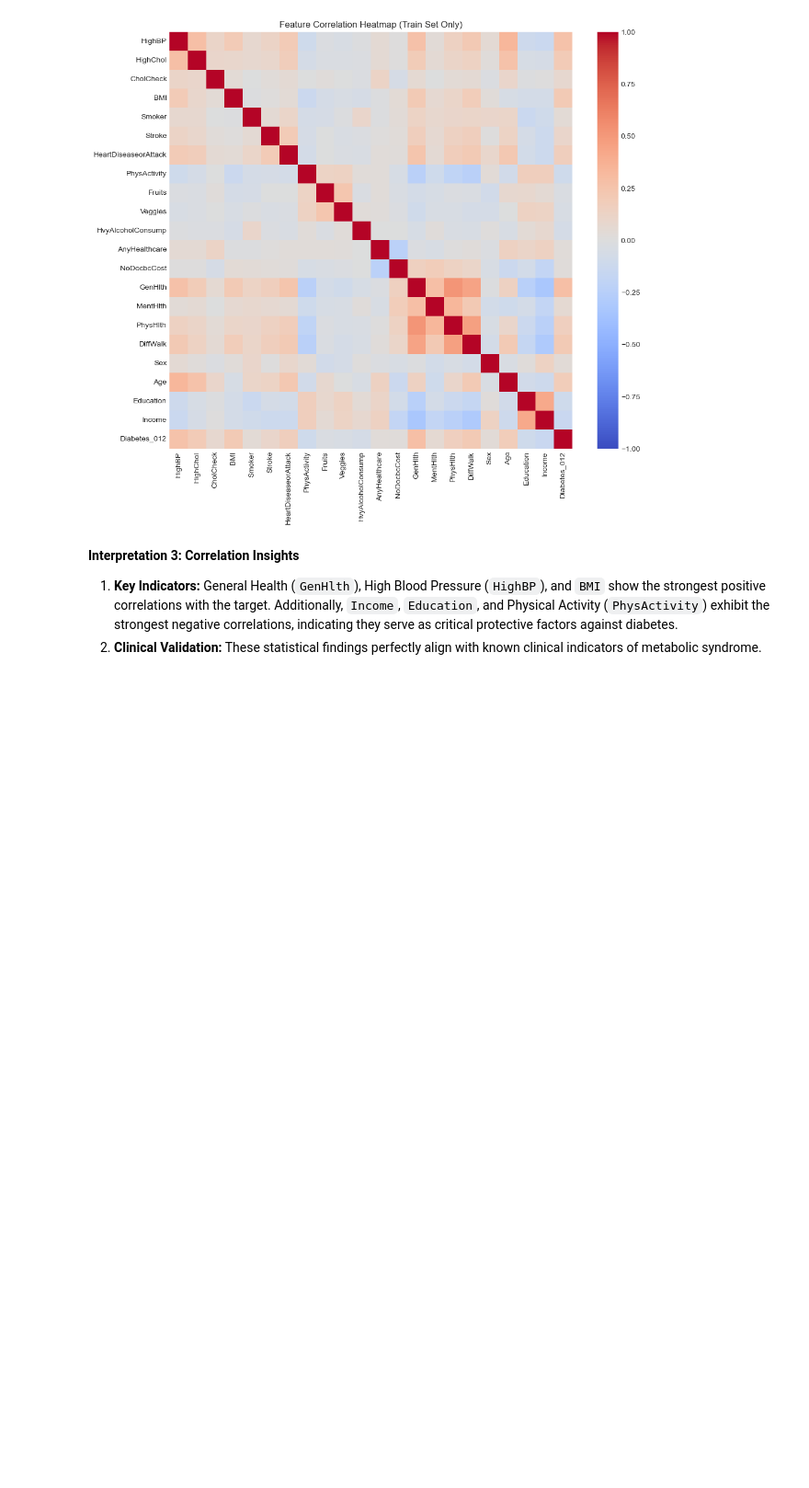
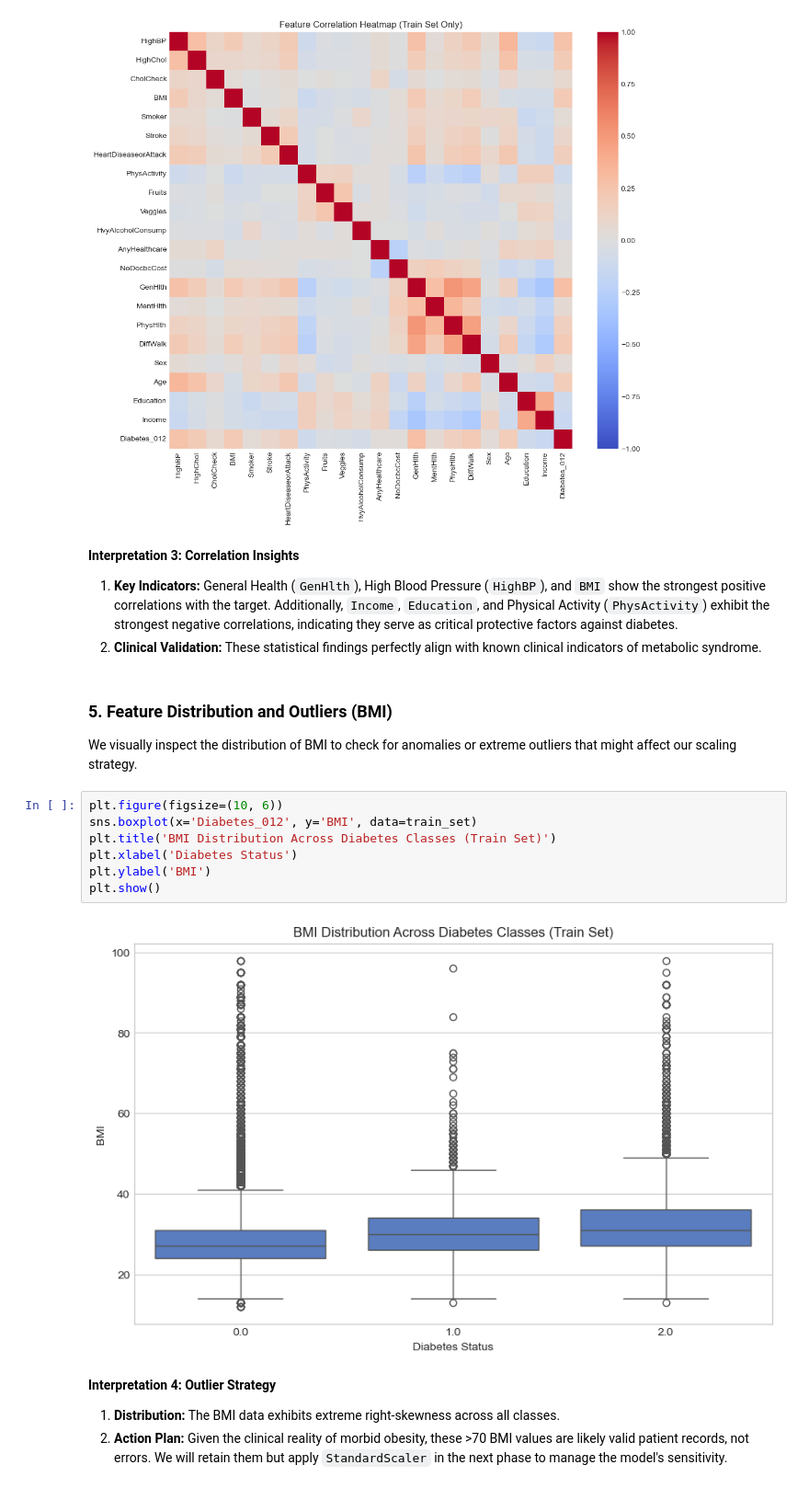
Before and after one commit to jayjay0317/Diabetes-ML-Pipeline-Analysis, a Jupyter notebook: 01_Diabetes_Exploratory_Analysis.ipynb, the cells around one changed output. Shown at 92% size. Drawn from its saved outputs; the diff is of its cells as text; blank space fills up the shorter version.

```diff
--- a/01_Diabetes_Exploratory_Analysis.ipynb
+++ b/01_Diabetes_Exploratory_Analysis.ipynb
@@ -184,3 +185,21 @@ plt.show()
 
 1. **Key Indicators:** General Health (`GenHlth`), High Blood Pressure (`HighBP`), and `BMI` show the strongest positive correlations with the target. Additionally, `Income`, `Education`, and Physical Activity (`PhysActivity`) exhibit the strongest negative correlations, indicating they serve as critical protective factors against diabetes.
 2. **Clinical Validation:** These statistical findings perfectly align with known clinical indicators of metabolic syndrome.
+# %% [markdown]
+### 5. Feature Distribution and Outliers (BMI)
+
+We visually inspect the distribution of BMI to check for anomalies or extreme outliers that might affect our scaling strategy.
+# %%
+plt.figure(figsize=(10, 6))
+sns.boxplot(x='Diabetes_012', y='BMI', data=train_set)
+plt.title('BMI Distribution Across Diabetes Classes (Train Set)')
+plt.xlabel('Diabetes Status')
+plt.ylabel('BMI')
+plt.show()
+# %% [output]
+[figure, added]
+# %% [markdown]
+**Interpretation 4: Outlier Strategy**
+
+1. **Distribution:** The BMI data exhibits extreme right-skewness across all classes.
+2. **Action Plan:** Given the clinical reality of morbid obesity, these >70 BMI values are likely valid patient records, not errors. We will retain them but apply `StandardScaler` in the next phase to manage the model's sensitivity.
```
Also changed, not shown: parts of 1 cell of this notebook.
